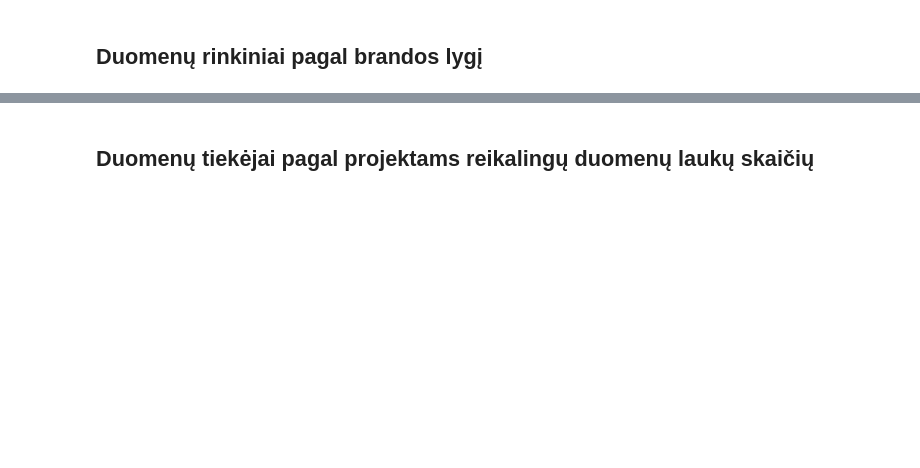
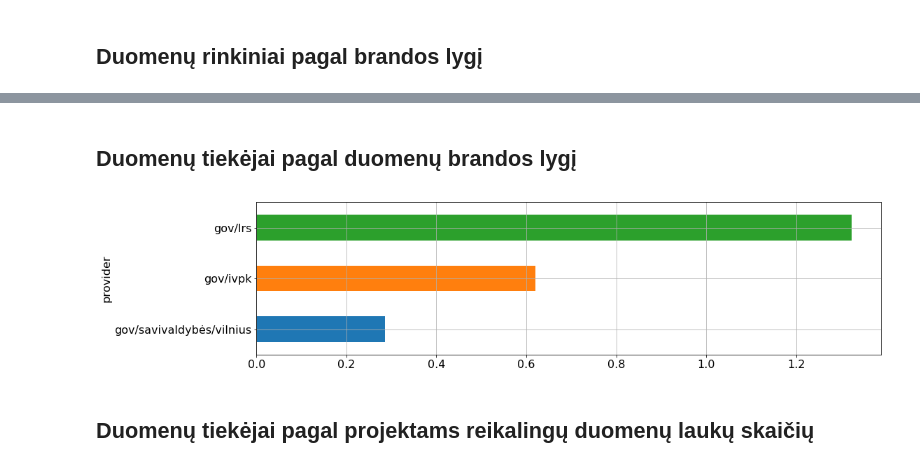
Before and after one commit to atviriduomenys/manifest, a Jupyter notebook: notebooks/metrics.ipynb, the cells around one changed output, grey strips where cells are left out. Drawn from its saved outputs; the diff is of its cells as text; code cells hidden in the pictures; blank space fills up the shorter version.

```diff
--- a/notebooks/metrics.ipynb
+++ b/notebooks/metrics.ipynb
@@ -111,3 +112,9 @@ frame.dropna(subset=['dataset']).groupby('dataset').stars.mean().plot.barh(figsi
+# %% [markdown]
+## Duomenų tiekėjai pagal duomenų brandos lygį
+# %%
+frame.dropna(subset=['provider']).groupby('provider').stars.mean().sort_values().plot.barh(figsize=(16, 4));
+# %% [output]
+[figure, added]
 # %% [markdown]
 ## Duomenų tiekėjai pagal projektams reikalingų duomenų laukų skaičių
 # %%
```
Also changed, not shown: parts of 7 cells of this notebook, 12 other files.
